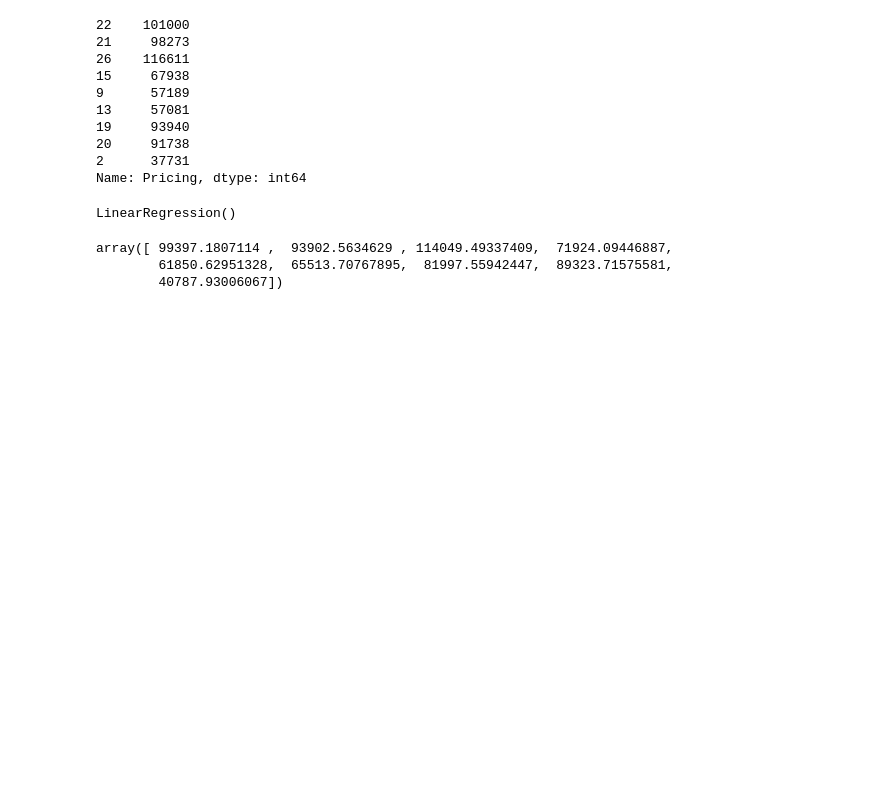
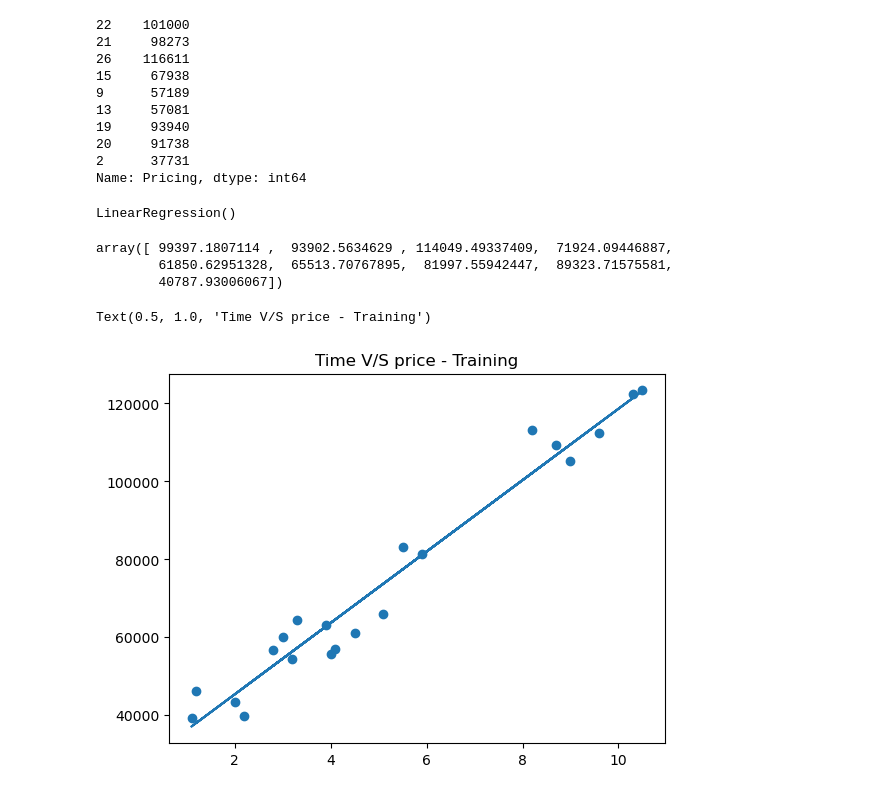
Before and after one commit to 3Rishabh3/MachineLearningBootcamp, a Jupyter notebook: 08LinearRegression/Linear Regression.ipynb, the cells around one changed output. Saved outputs shown, nothing was run; the diff lists cells and outputs as text; code cells hidden in the pictures; blank space fills up the shorter version.

Commit message:
plotting graphs on training and predictions

```diff
--- a/08LinearRegression/Linear Regression.ipynb
+++ b/08LinearRegression/Linear Regression.ipynb
@@ -139,3 +139,11 @@ y_predictor
 array([ 99397.1807114 ,  93902.5634629 , 114049.49337409,  71924.09446887,
         61850.62951328,  65513.70767895,  81997.55942447,  89323.71575581,
         40787.93006067])
+# %%
+# plotting info for training dataset
+plt.scatter(X_train, y_train)
+plt.plot(X_train, regressor.predict(X_train))
+plt.title('Time V/S price - Training')
+# %% [output]
+Text(0.5, 1.0, 'Time V/S price - Training')
+[figure, added]
```
Also changed, not shown: parts of 1 cell of this notebook.
